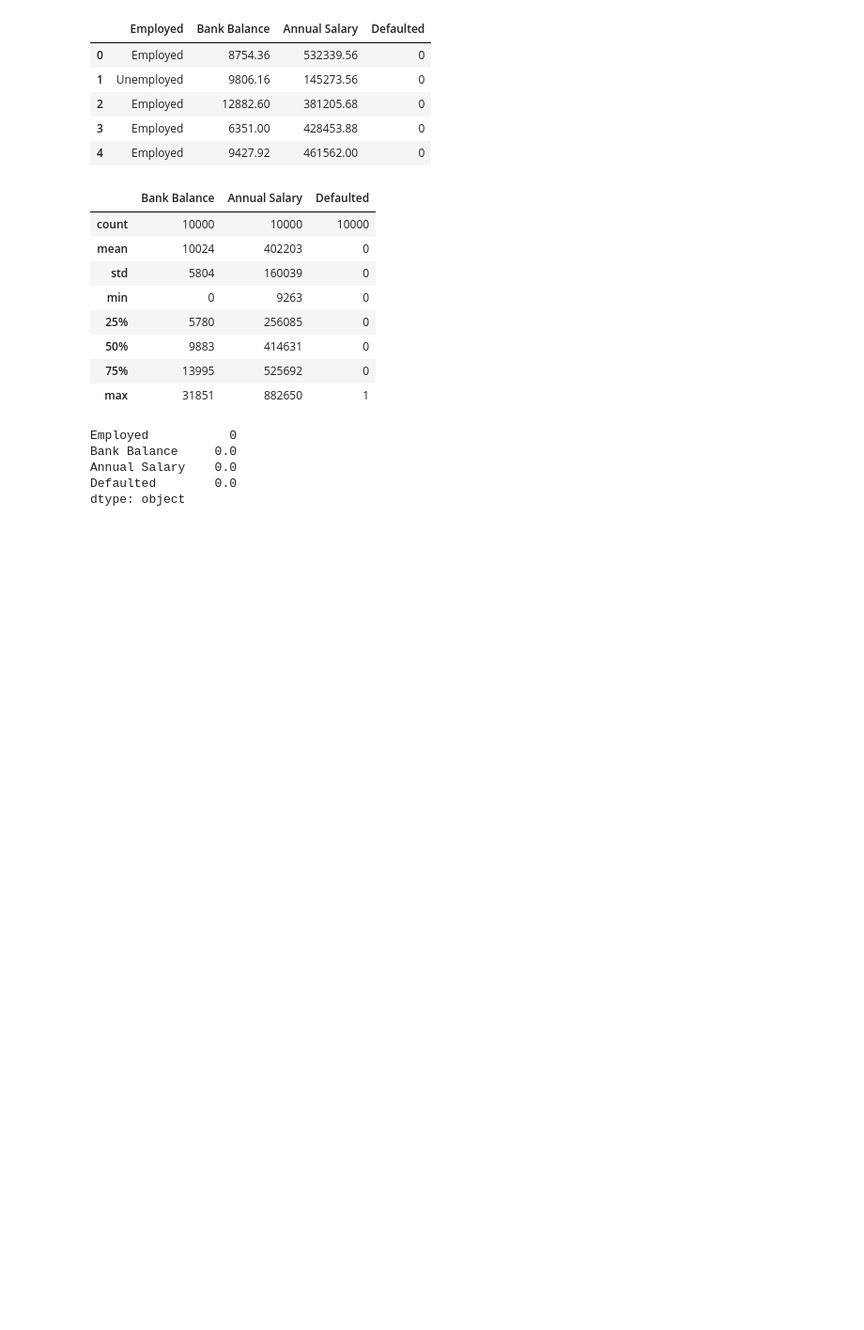
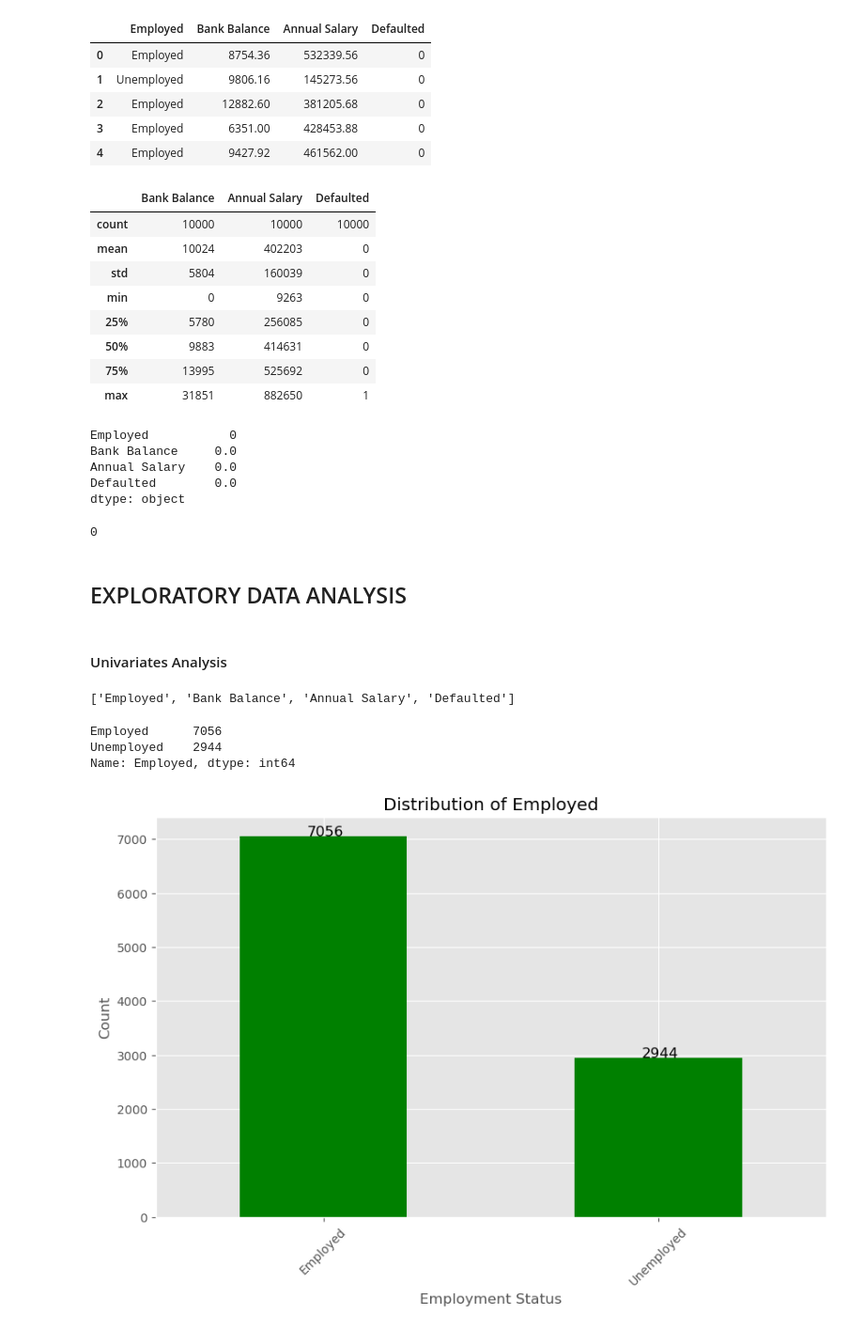
Before and after one commit to LoveRedemption/Loan_Default, a Jupyter notebook: Loan_Default.ipynb, the cells around one changed output. Shown: that part at 94% size. Drawn from its saved outputs; the diff is of its cells as text; code cells hidden in the pictures; blank space fills up the shorter version.

```diff
--- a/Loan_Default.ipynb
+++ b/Loan_Default.ipynb
@@ -87,3 +87,37 @@ Bank Balance     0.0
 Annual Salary    0.0
 Defaulted        0.0
 dtype: object
+# %%
+# check for duplicate
+df.duplicated().sum()
+# %% [output]
+0
+# %% [markdown]
+## EXPLORATORY DATA ANALYSIS
+# %% [markdown]
+#### Univariates Analysis
+# %%
+df.columns.tolist()
+# %% [output]
+['Employed', 'Bank Balance', 'Annual Salary', 'Defaulted']
+# %%
+# Distribution of Employed
+dist_employ = df['Employed'].value_counts()
+dist_employ
+# %% [output]
+Employed      7056
+Unemployed    2944
+Name: Employed, dtype: int64
+# %%
+# Distribution of Employed
+plt.figure(figsize=(10, 6))
+ax = dist_employ.plot(kind='bar', color='green')
+ax.set_title('Distribution of Employed')
+ax.set_xlabel('Employment Status')
+ax.set_ylabel('Count')
+ax.set_xticklabels(dist_employ.index, rotation=45)
+for i in ax.patches:
+    ax.text(i.get_x()+0.2, i.get_height()+5, str(i.get_height()), fontsize=12, color='black')
+plt.show()
+# %% [output]
+[figure, added]
```
Also changed, not shown: parts of 20 cells of this notebook.
